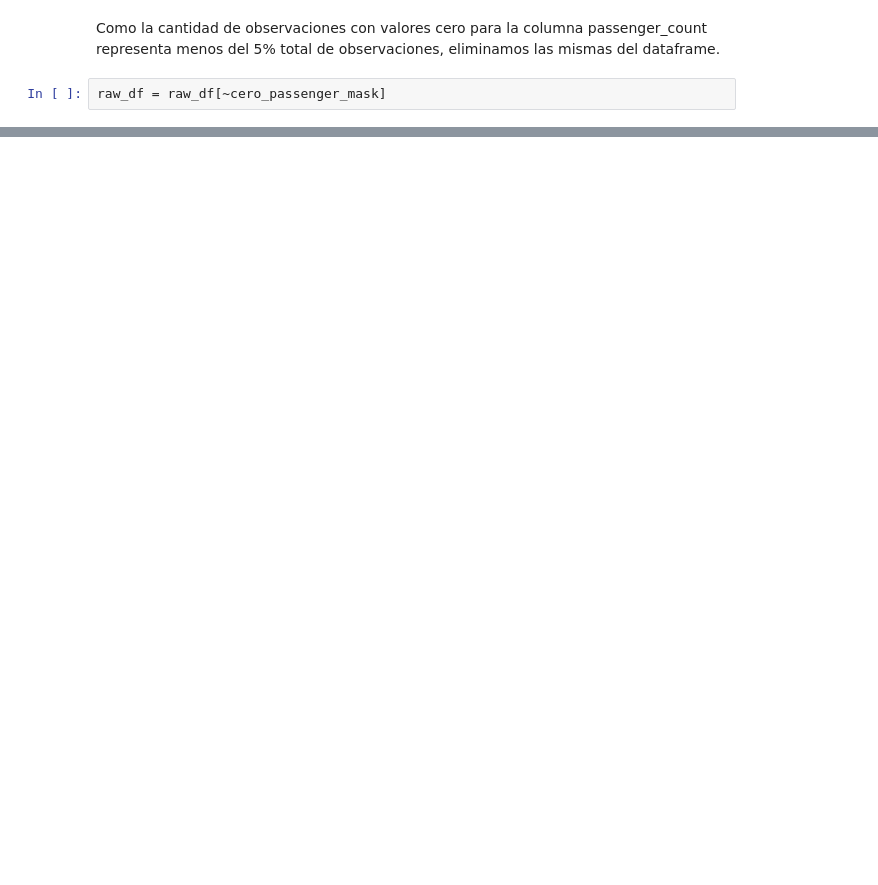
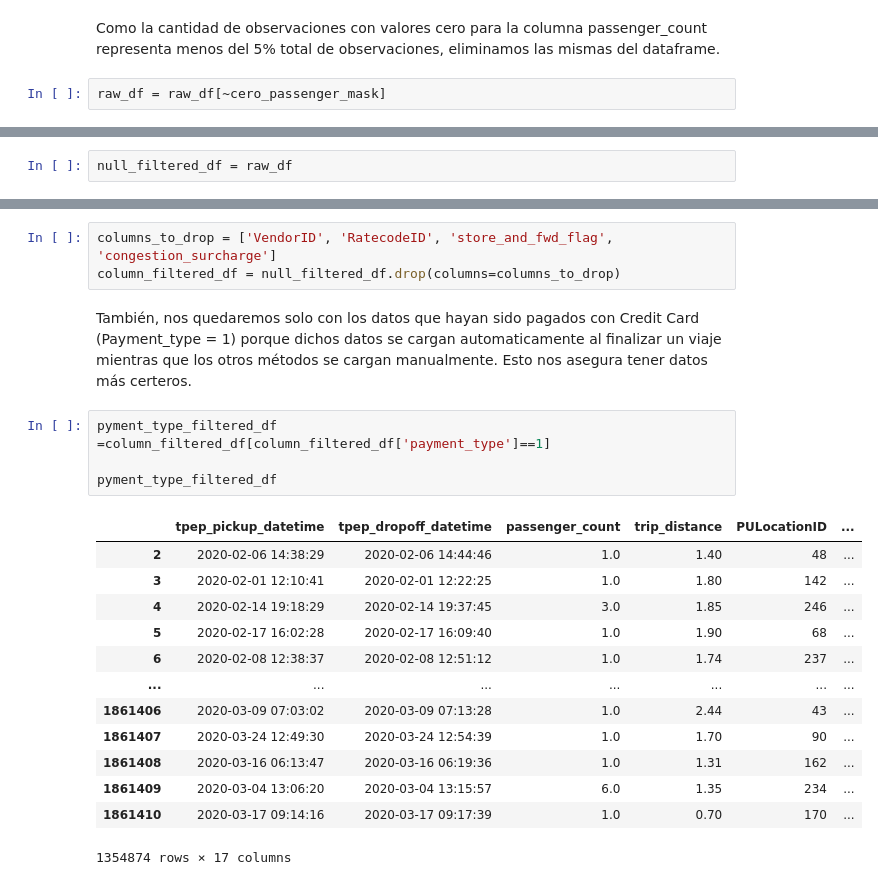
Before and after one commit to IA-UBA/analisis-de-datos, a Jupyter notebook: notebooks/MissingValuesAnalysis.ipynb, the cells around one changed output, grey strips where cells are left out. Cells and saved outputs as stored; diff of their text form; blank space fills up the shorter version.

```diff
--- a/notebooks/MissingValuesAnalysis.ipynb
+++ b/notebooks/MissingValuesAnalysis.ipynb
@@ -303,0 +360,2 @@ raw_df = raw_df[~cero_passenger_mask]
+# %%
+null_filtered_df = raw_df
@@ -303,0 +374,23 @@ raw_df = raw_df[~cero_passenger_mask]
+# %%
+columns_to_drop = ['VendorID', 'RatecodeID', 'store_and_fwd_flag', 'congestion_surcharge']
+column_filtered_df = null_filtered_df.drop(columns=columns_to_drop)
+# %% [markdown]
+También, nos quedaremos solo con los datos que hayan sido pagados con Credit Card (Payment_type = 1) porque dichos datos se cargan automaticamente al finalizar un viaje mientras que los otros métodos se cargan manualmente. Esto nos asegura tener datos más certeros.
+# %%
+pyment_type_filtered_df =column_filtered_df[column_filtered_df['payment_type']==1]
+
+pyment_type_filtered_df
+# %% [output]
+|  | tpep_pickup_datetime | tpep_dropoff_datetime | passenger_count | trip_distance | PULocationID | ... |
+| 2 | 2020-02-06 14:38:29 | 2020-02-06 14:44:46 | 1.0 | 1.40 | 48 | ... |
+| 3 | 2020-02-01 12:10:41 | 2020-02-01 12:22:25 | 1.0 | 1.80 | 142 | ... |
+| 4 | 2020-02-14 19:18:29 | 2020-02-14 19:37:45 | 3.0 | 1.85 | 246 | ... |
+| 5 | 2020-02-17 16:02:28 | 2020-02-17 16:09:40 | 1.0 | 1.90 | 68 | ... |
+| 6 | 2020-02-08 12:38:37 | 2020-02-08 12:51:12 | 1.0 | 1.74 | 237 | ... |
+| ... | ... | ... | ... | ... | ... | ... |
+| 1861406 | 2020-03-09 07:03:02 | 2020-03-09 07:13:28 | 1.0 | 2.44 | 43 | ... |
+| 1861407 | 2020-03-24 12:49:30 | 2020-03-24 12:54:39 | 1.0 | 1.70 | 90 | ... |
+| 1861408 | 2020-03-16 06:13:47 | 2020-03-16 06:19:36 | 1.0 | 1.31 | 162 | ... |
+| 1861409 | 2020-03-04 13:06:20 | 2020-03-04 13:15:57 | 6.0 | 1.35 | 234 | ... |
+| 1861410 | 2020-03-17 09:14:16 | 2020-03-17 09:17:39 | 1.0 | 0.70 | 170 | ... |
+1354874 rows × 17 columns
```
Also changed, not shown: parts of 32 cells of this notebook.
